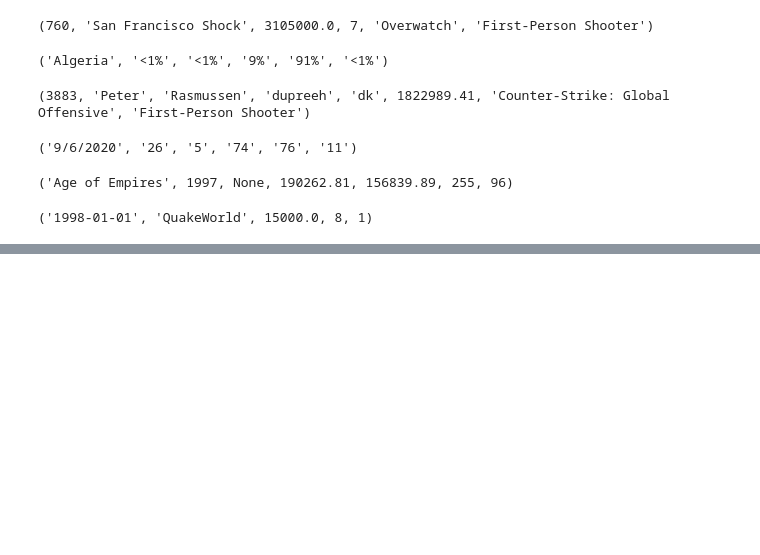
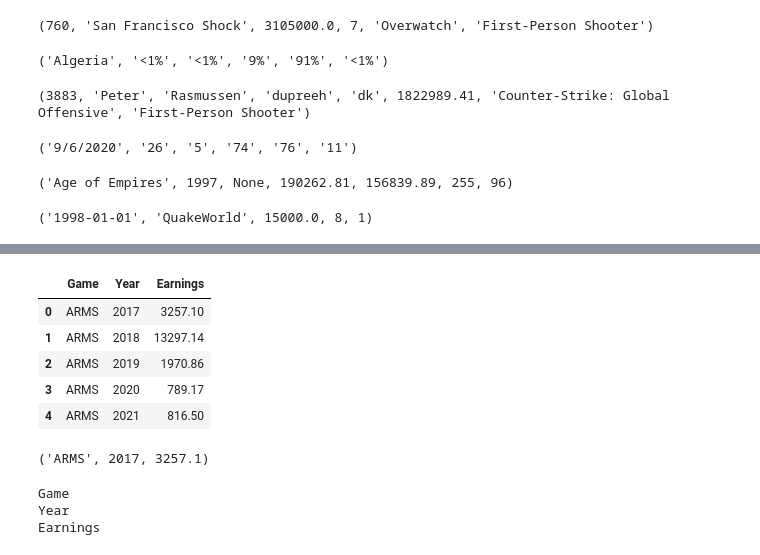
Before and after one commit to DuncanMPlate/esports_visualizations, a Jupyter notebook: init_database.ipynb, the cells around one changed output, grey strips where cells are left out. Saved outputs shown, nothing was run; the diff lists cells and outputs as text; code cells hidden in the pictures; blank space fills up the shorter version.

```diff
--- a/init_database.ipynb
+++ b/init_database.ipynb
@@ -211,0 +234,13 @@ engine.execute('select * from historical_data').first()
+# %%
+grouped = historical_data_df.groupby(["Game", "year"]).agg({'Earnings' : ['sum']})
+# %%
+grouped = grouped.reset_index()
+grouped = grouped.set_axis(['Game', 'Year', 'Earnings'], axis=1, inplace=False)
+grouped.head()
+# %% [output]
+|  | Game | Year | Earnings |
+| 0 | ARMS | 2017 | 3257.10 |
+| 1 | ARMS | 2018 | 13297.14 |
+| 2 | ARMS | 2019 | 1970.86 |
+| 3 | ARMS | 2020 | 789.17 |
+| 4 | ARMS | 2021 | 816.50 |
@@ -211,0 +249,11 @@ engine.execute('select * from historical_data').first()
+# %%
+engine.execute('select * from grouped_game_data').first()
+# %% [output]
+('ARMS', 2017, 3257.1)
+# %%
+for col in grouped.columns:
+    print(col)
+# %% [output]
+Game
+Year
+Earnings
```
Also changed, not shown: parts of 5 cells of this notebook, 1 other file.
